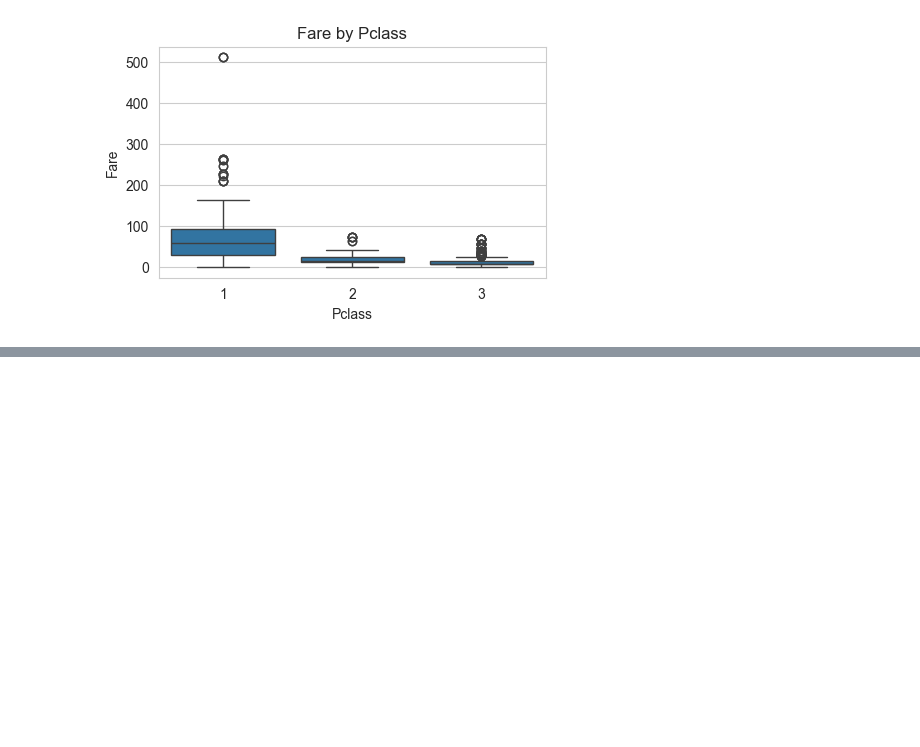
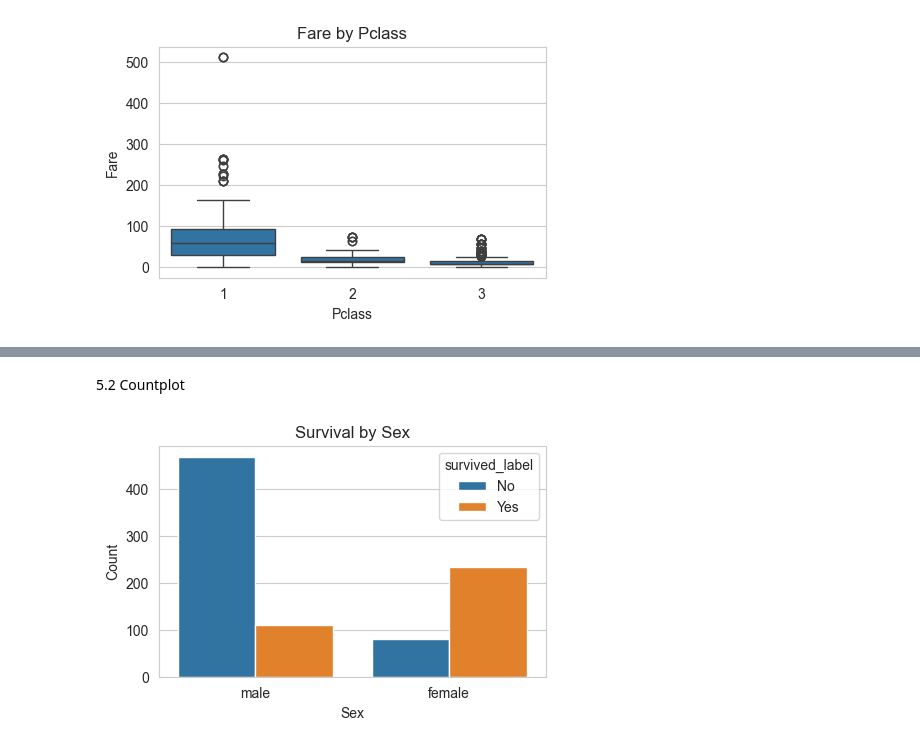
Before and after one commit to Foysalmeazi/bivariate_data_analysis, a Jupyter notebook: bivariate_data_analysis.ipynb, the cells around one changed output, grey strips where cells are left out. Drawn from its saved outputs; the diff is of its cells as text; code cells hidden in the pictures; blank space fills up the shorter version.

```diff
--- a/bivariate_data_analysis.ipynb
+++ b/bivariate_data_analysis.ipynb
@@ -222,0 +332,11 @@ for num_col in num_box:
+# %% [markdown]
+5.2 Countplot
+# %%
+plt.figure(figsize=(5, 3))
+sns.countplot(x=data['sex'], hue=data['survived_label'])
+plt.title('Survival by Sex')
+plt.xlabel('Sex')
+plt.ylabel('Count')
+plt.show()
+# %% [output]
+[figure, added]
```
Also changed, not shown: parts of 12 cells of this notebook.
